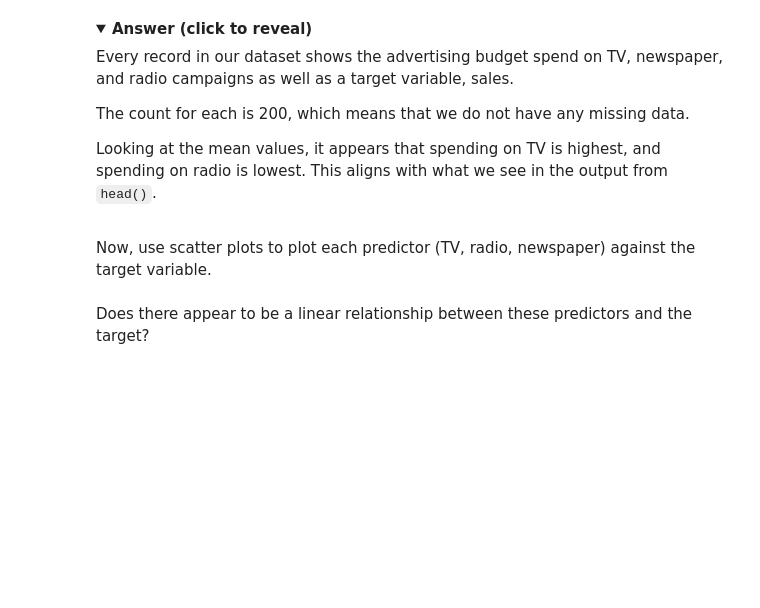
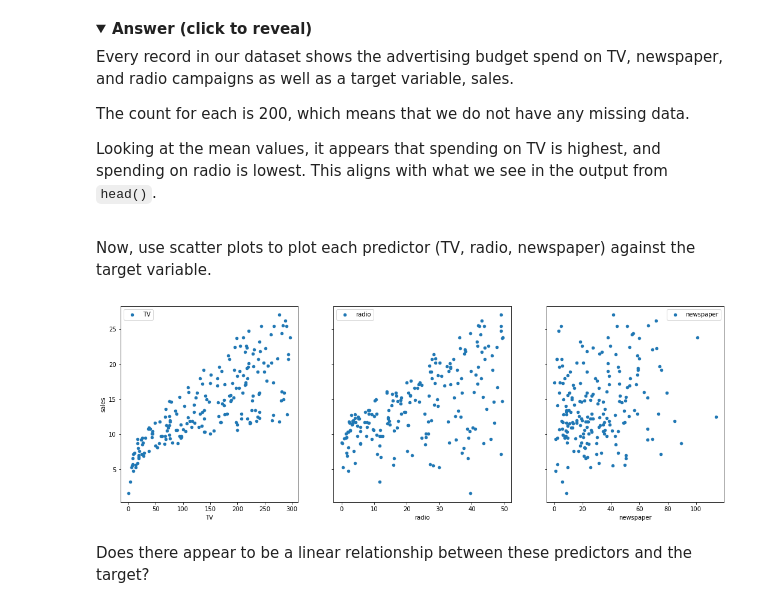
Before and after one commit to MyraKadenge/dsc-linear-regression-statsmodels-lab, a Jupyter notebook: index.ipynb, the cells around one changed output. Cells and saved outputs as stored; diff of their text form; code cells hidden in the pictures; folded sections open; blank space fills up the shorter version.

Commit message:
visualize regression

```diff
--- a/index.ipynb
+++ b/index.ipynb
@@ -35,0 +34,4 @@ import matplotlib.pyplot as plt
+# %%
+# Check the columns and first few rows
+df=pd.read_csv('advertising.csv', index_col=0)#we've essentially picked the first column to uniquely identify the dataset
+df
@@ -57,3 +83,11 @@ Now, use scatter plots to plot each predictor (TV, radio, newspaper) against the
+# %%
+# Visualize the relationship between the preditors and the target using scatter plots
+fig, axs = plt.subplots(1, 3, sharey=True, figsize=(18, 6))
+for idx, channel in enumerate(['TV', 'radio', 'newspaper']):
+    df.plot(kind='scatter', x=channel, y='sales', ax=axs[idx], label=channel)
+    axs[idx].legend()
+# %% [output]
+[figure, added]
 # %% [markdown]
 Does there appear to be a linear relationship between these predictors and the target?
 # %%
```
Also changed, not shown: parts of 11 cells of this notebook.
